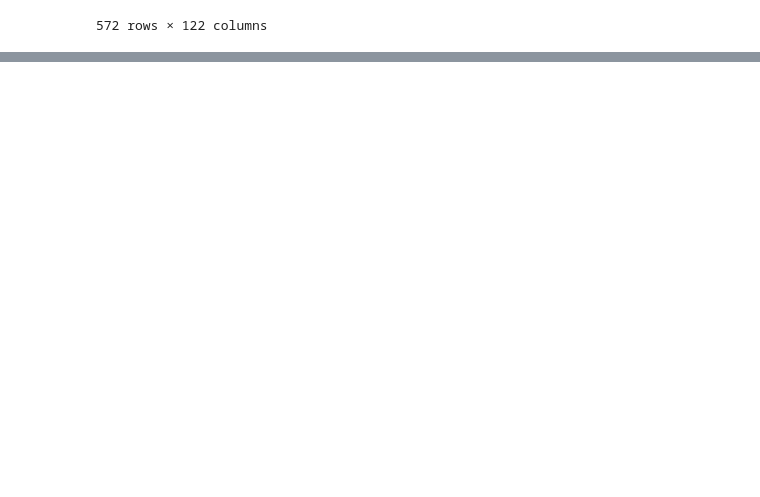
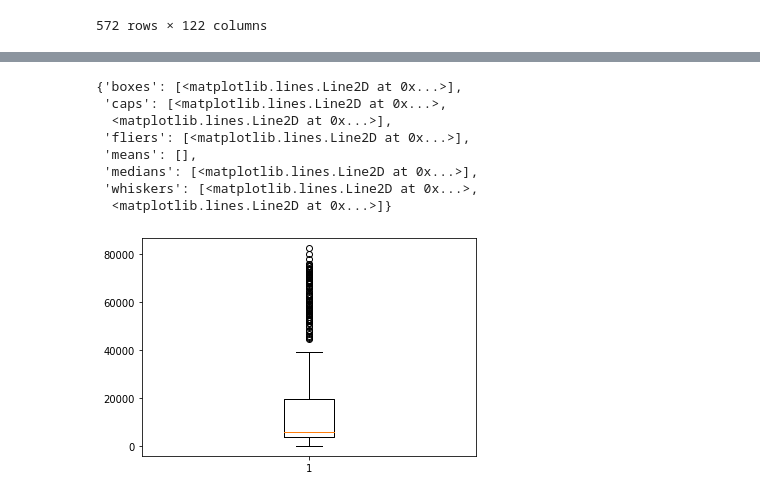
Before and after one commit to Umaporn19/DWDM21, a Jupyter notebook: Data102_(Chapter2).ipynb, the cells around one changed output, grey strips where cells are left out. Saved outputs shown, nothing was run; the diff lists cells and outputs as text; code cells hidden in the pictures; blank space fills up the shorter version.

```diff
--- a/Data102_(Chapter2).ipynb
+++ b/Data102_(Chapter2).ipynb
@@ -34,0 +186,12 @@ data
+# %%
+plt.boxplot(dataN['Total Testing'] [1:]) #box plot ของคนที่ติดไปตรวจ #ข้อมูลมีสิ่งค่าตัวแทนของข้อมูลได้ดีกว่า จำนวนที่ตรวจได้ค่อนข้างจะคงที่ #เบ้มาทาง Q3 แสดงว่าคนตรวจหนัก ๆ เพิ่งมาตรวจหลัง ๆ
+# %% [output]
+{'boxes': [<matplotlib.lines.Line2D at 0x...>],
+ 'caps': [<matplotlib.lines.Line2D at 0x...>,
+  <matplotlib.lines.Line2D at 0x...>],
+ 'fliers': [<matplotlib.lines.Line2D at 0x...>],
+ 'means': [],
+ 'medians': [<matplotlib.lines.Line2D at 0x...>],
+ 'whiskers': [<matplotlib.lines.Line2D at 0x...>,
+  <matplotlib.lines.Line2D at 0x...>]}
+[figure, added]
```
Also changed, not shown: parts of 24 cells of this notebook.
